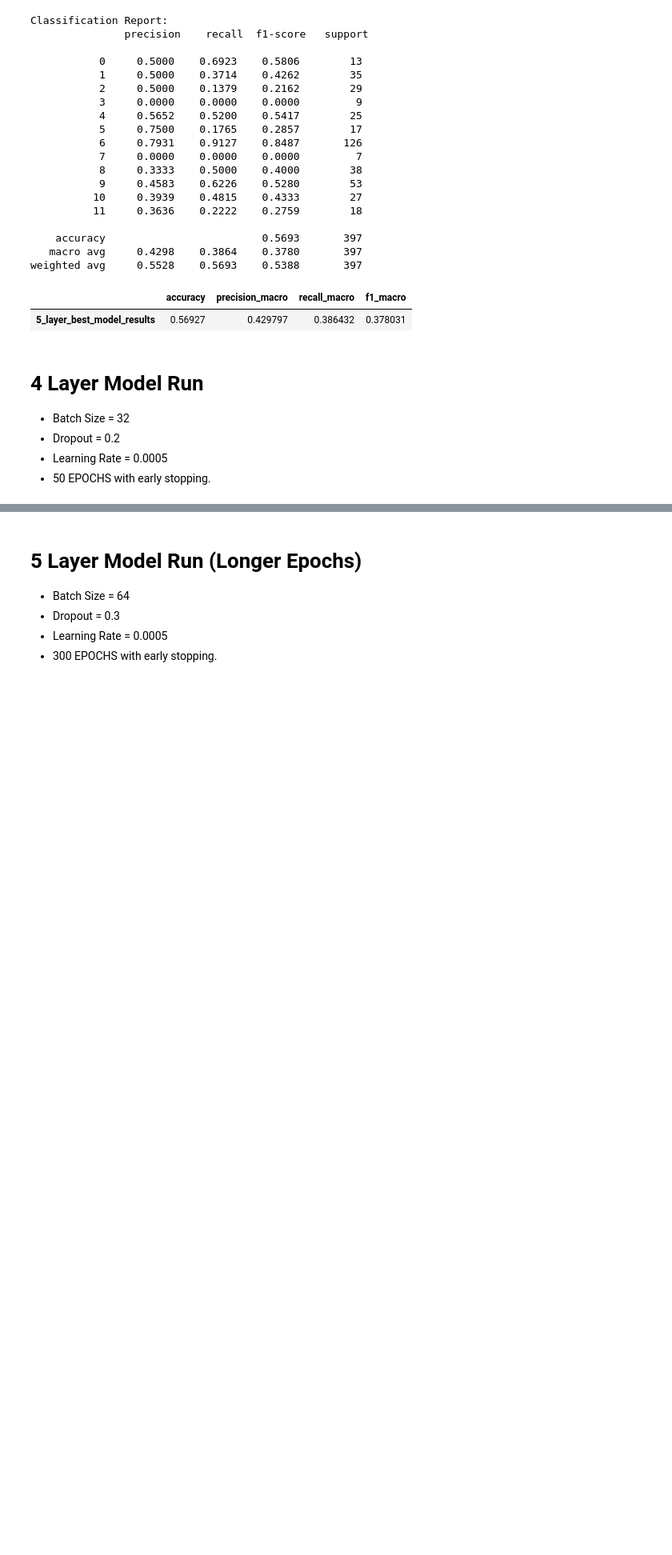
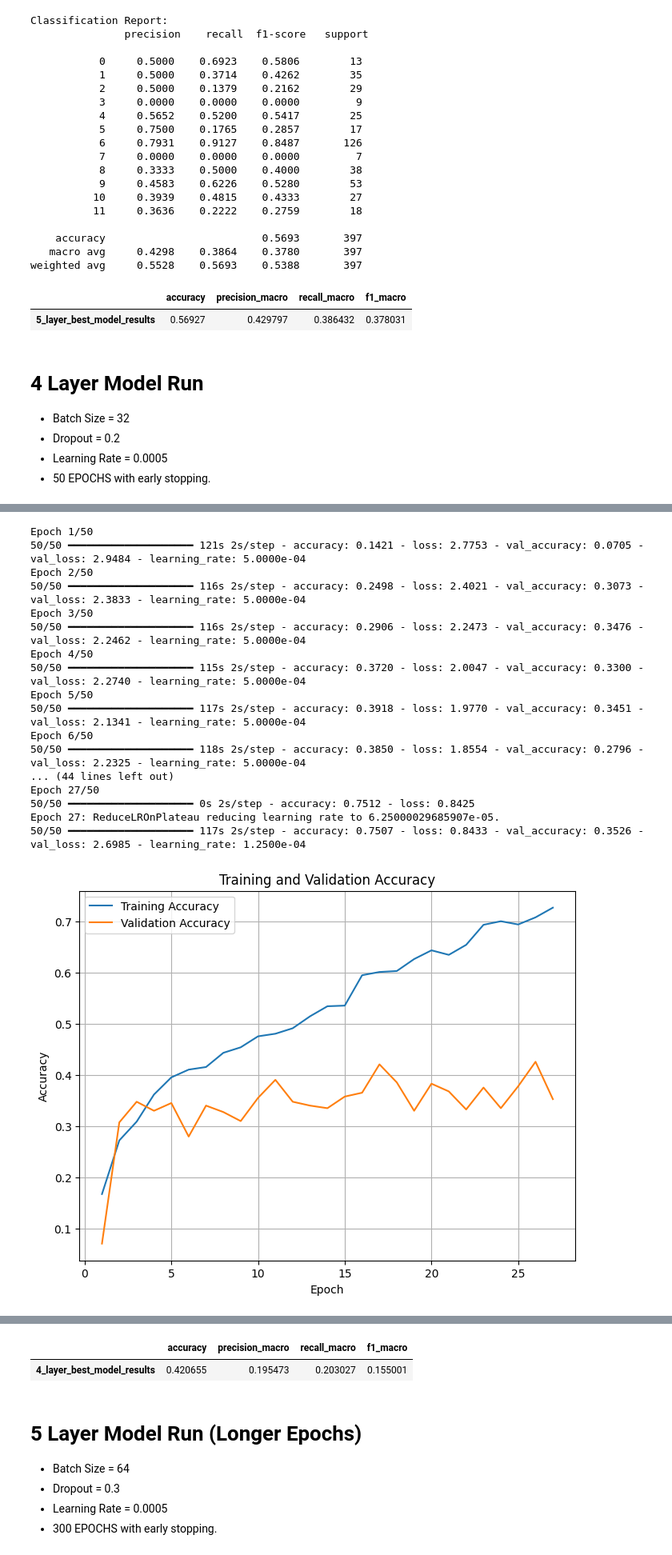
Before and after one commit to sahn1998/DATA-5322, a Jupyter notebook: HW3/model/multiclass_model.ipynb, the cells around one changed output, grey strips where cells are left out. Shown: that part at 80% size. Drawn from its saved outputs; the diff is of its cells as text; code cells hidden in the pictures; blank space fills up the shorter version.

```diff
--- a/HW3/model/multiclass_model.ipynb
+++ b/HW3/model/multiclass_model.ipynb
@@ -154,7 +154,7 @@ After applying a Global Average Pooling layer to flatten the spatial feature map
 # %% [markdown]
 # CNN Model #1
 # %%
-def build_bird_multi_cnn_v1(num_classes, input_shape=(128, 517, 1), dropout_rate=0.3, learning_rate=0.0005):
+def five_layer_cnn(num_classes, input_shape=(128, 517, 1), dropout_rate=0.3, learning_rate=0.0005):
     inputs = layers.Input(shape=input_shape)
 
     x = layers.Conv2D(32, kernel_size=3, padding='same')(inputs)
@@ -194,7 +194,7 @@ def build_bird_multi_cnn_v1(num_classes, input_shape=(128, 517, 1), dropout_rate
 
     return model
 
-def build_bird_multi_cnn_v2(num_classes, input_shape=(128, 517, 1), dropout_rate=0.2, learning_rate=0.0001):
+def four_layer_cnn(num_classes, input_shape=(128, 517, 1), dropout_rate=0.2, learning_rate=0.0001):
     inputs = layers.Input(shape=input_shape)
 
     x = layers.Conv2D(32, kernel_size=3, strides=1, padding='same')(inputs)
@@ -448,7 +448,7 @@ print("Train class distribution:", np.bincount(y_train))
 print("Test class distribution:", np.bincount(y_test))
 print(X_train.shape[1:])
 # Initialize model
-model = build_bird_multi_cnn_v2(num_classes=num_classes, input_shape=X_train.shape[1:], dropout_rate=0.2, learning_rate=0.0005)
+model = four_layer_cnn(num_classes=num_classes, input_shape=X_train.shape[1:], dropout_rate=0.2, learning_rate=0.0005)
 
 # Callbacks
 early_stopping = EarlyStopping(monitor="val_loss", patience=10, mode="min", restore_best_weights=True)
@@ -468,6 +468,7 @@ history_4layer = model.fit(
 result_path = "../output/multi-class_results"
 run_tag = f"4_layer_best_model_results"
 build_plot_training_history(history_4layer, result_path, run_tag)
+model.save(f'{result_path}/{run_tag}.keras')
 
 # Evaluate
 y_probs = model.predict(X_test)
@@ -527,0 +516,18 @@ Epoch 7/50
+Epoch 1/50
+50/50 ━━━━━━━━━━━━━━━━━━━━ 121s 2s/step - accuracy: 0.1421 - loss: 2.7753 - val_accuracy: 0.0705 - val_loss: 2.9484 - learning_rate: 5.0000e-04
+Epoch 2/50
+50/50 ━━━━━━━━━━━━━━━━━━━━ 116s 2s/step - accuracy: 0.2498 - loss: 2.4021 - val_accuracy: 0.3073 - val_loss: 2.3833 - learning_rate: 5.0000e-04
+Epoch 3/50
+50/50 ━━━━━━━━━━━━━━━━━━━━ 116s 2s/step - accuracy: 0.2906 - loss: 2.2473 - val_accuracy: 0.3476 - val_loss: 2.2462 - learning_rate: 5.0000e-04
+Epoch 4/50
+50/50 ━━━━━━━━━━━━━━━━━━━━ 115s 2s/step - accuracy: 0.3720 - loss: 2.0047 - val_accuracy: 0.3300 - val_loss: 2.2740 - learning_rate: 5.0000e-04
+Epoch 5/50
+50/50 ━━━━━━━━━━━━━━━━━━━━ 117s 2s/step - accuracy: 0.3918 - loss: 1.9770 - val_accuracy: 0.3451 - val_loss: 2.1341 - learning_rate: 5.0000e-04
+Epoch 6/50
+50/50 ━━━━━━━━━━━━━━━━━━━━ 118s 2s/step - accuracy: 0.3850 - loss: 1.8554 - val_accuracy: 0.2796 - val_loss: 2.2325 - learning_rate: 5.0000e-04
+... (44 lines left out)
+Epoch 27/50
+50/50 ━━━━━━━━━━━━━━━━━━━━ 0s 2s/step - accuracy: 0.7512 - loss: 0.8425
+Epoch 27: ReduceLROnPlateau reducing learning rate to 6.25000029685907e-05.
+50/50 ━━━━━━━━━━━━━━━━━━━━ 117s 2s/step - accuracy: 0.7507 - loss: 0.8433 - val_accuracy: 0.3526 - val_loss: 2.6985 - learning_rate: 1.2500e-04
+[figure, added]
@@ -528,3 +569,5 @@ Epoch 7/50
+|  | accuracy | precision_macro | recall_macro | f1_macro |
+| 4_layer_best_model_results | 0.420655 | 0.195473 | 0.203027 | 0.155001 |
 # %% [markdown]
 # 5 Layer Model Run (Longer Epochs)
 
```
Also changed, not shown: parts of 4 cells of this notebook, 11 other files.
